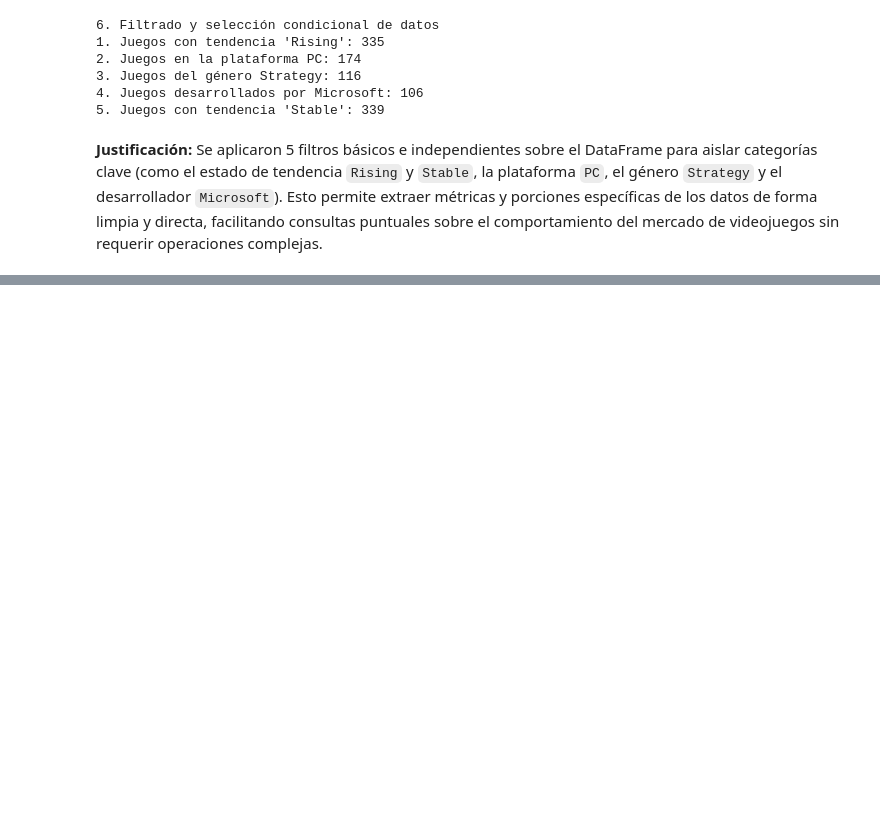
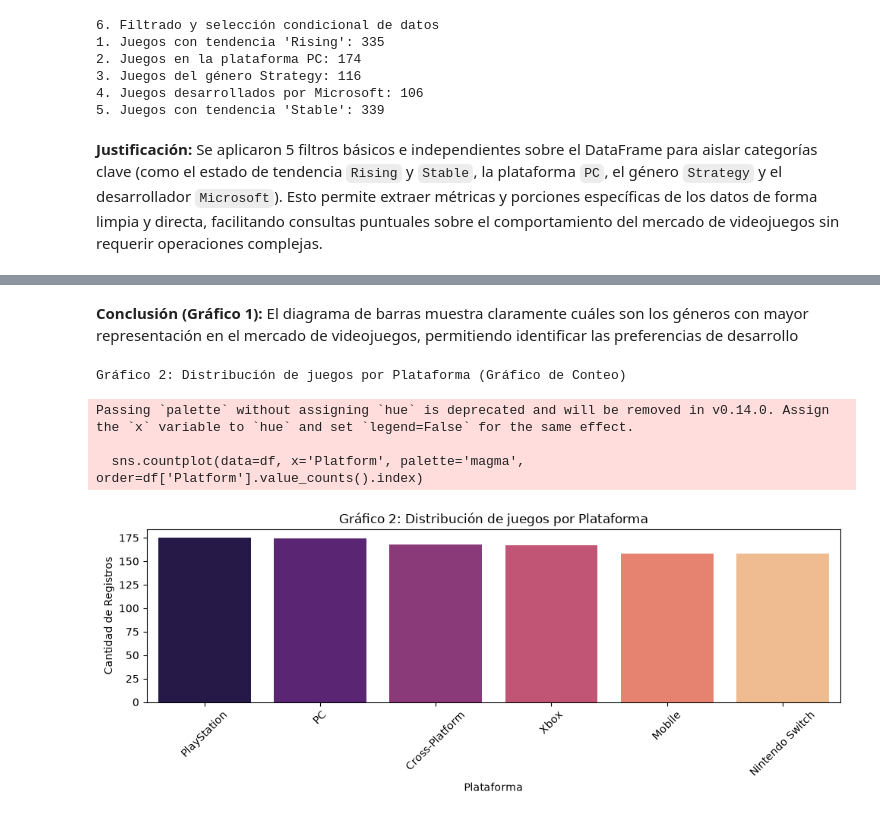
Before and after one commit to juanhp08/Proyecto-, a Jupyter notebook: exploracion_joel.ipynb, the cells around one changed output, grey strips where cells are left out. Cells and saved outputs as stored; diff of their text form; code cells hidden in the pictures; blank space fills up the shorter version.

```diff
--- a/exploracion_joel.ipynb
+++ b/exploracion_joel.ipynb
@@ -143,0 +163,19 @@ Se aplicaron 5 filtros básicos e independientes sobre el DataFrame para aislar
+# %% [markdown]
+**Conclusión (Gráfico 1):** El diagrama de barras muestra claramente cuáles son los géneros con mayor representación en el mercado de videojuegos, permitiendo identificar las preferencias de desarrollo
+# %%
+print("Gráfico 2: Distribución de juegos por Plataforma (Gráfico de Conteo)")
+
+plt.figure(figsize=(10, 4))
+sns.countplot(data=df, x='Platform', palette='magma', order=df['Platform'].value_counts().index)
+plt.title("Gráfico 2: Distribución de juegos por Plataforma")
+plt.xlabel("Plataforma")
+plt.ylabel("Cantidad de Registros")
+plt.xticks(rotation=45)
+plt.tight_layout()
+plt.show()
+# %% [output]
+Gráfico 2: Distribución de juegos por Plataforma (Gráfico de Conteo)
+Passing `palette` without assigning `hue` is deprecated and will be removed in v0.14.0. Assign the `x` variable to `hue` and set `legend=False` for the same effect.
+
+  sns.countplot(data=df, x='Platform', palette='magma', order=df['Platform'].value_counts().index)
+[figure, added]
```
Also changed, not shown: parts of 8 cells of this notebook.
